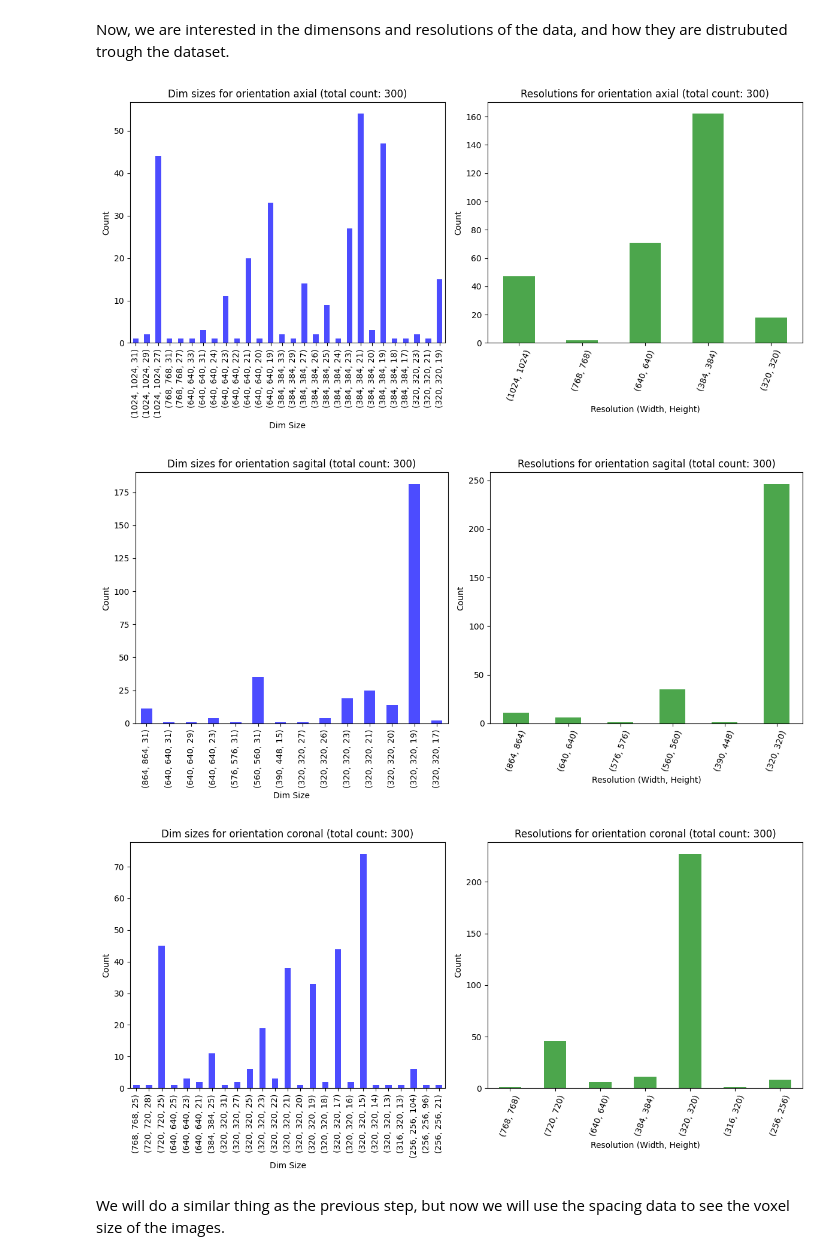
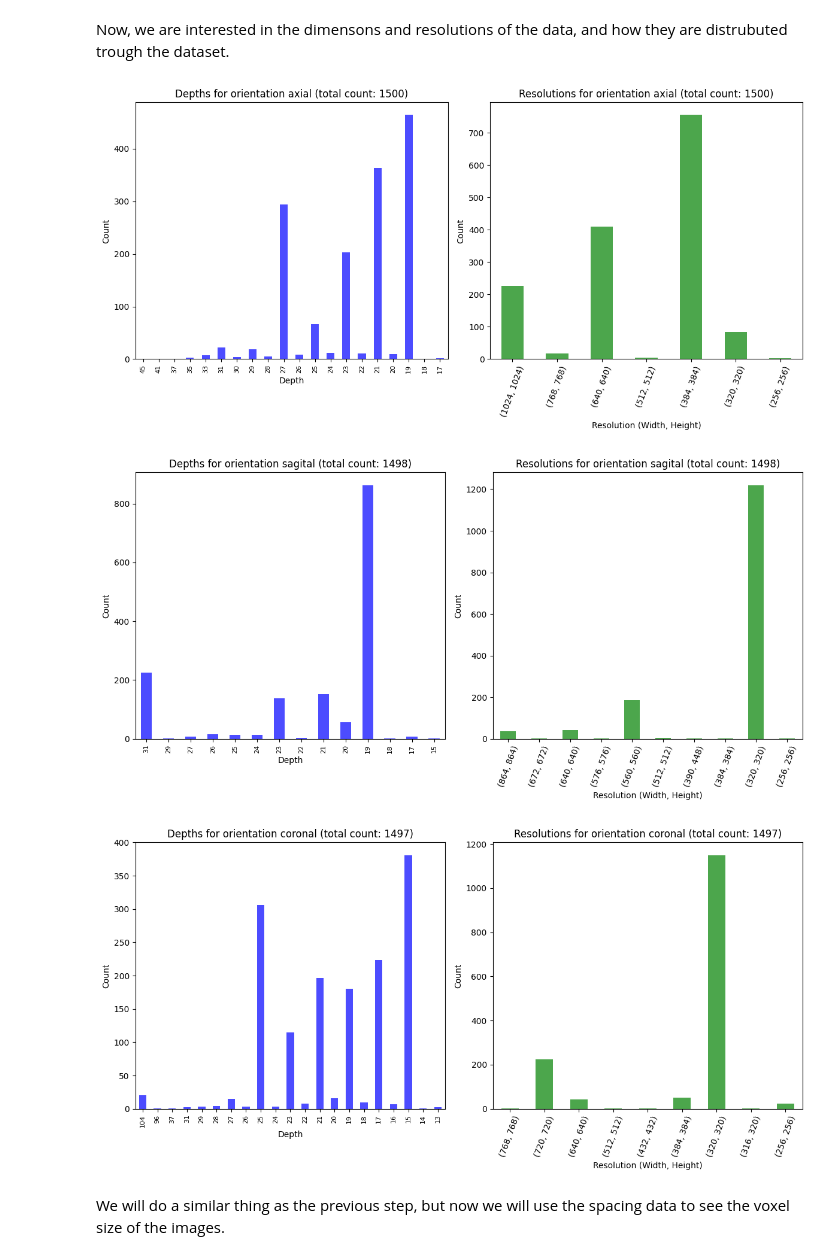
Before and after one commit to usbt0p/mri-prostate-segmentation-deeplearning, a Jupyter notebook: exploratoryAnalysis/explore_picai.ipynb, the cells around one changed output. Drawn from its saved outputs; the diff is of its cells as text; code cells hidden in the pictures.

```diff
--- a/exploratoryAnalysis/explore_picai.ipynb
+++ b/exploratoryAnalysis/explore_picai.ipynb
@@ -16,11 +16,11 @@ import SimpleITK as sitk
 from exploratoryAnalysis.DataAnalyzer import DataAnalyzer
 from time import perf_counter
 
-DATA_ROOT = "/home/guest/work/Datasets"
+DATA_ROOT = "/media/guest/PORT-DISK/Datasets/Prostate-Datasets/picai"
 
 paths = {
-    "picai_labels_wg" : "picai_labels_all/picai_labels-main/anatomical_delineations/whole_gland/AI/Guerbet23",
-    "picai_labels_zonal" : "picai_labels_all/picai_labels-main/anatomical_delineations/zonal_pz_tz/AI/Yuan23",
+    "picai_labels_wg" : "picai_labels-main/anatomical_delineations/whole_gland/AI/Guerbet23",
+    "picai_labels_zonal" : "picai_labels-main/anatomical_delineations/zonal_pz_tz/AI/Yuan23",
     "picai_folds" : "picai_folds/picai_images_fold0"
 }
 
@@ -198,8 +198,12 @@ analyzer.regex = "(.*_t2w.mha$)|(.*_sag.mha$)|(.*_cor.mha$)"
 res = analyzer.collect_metadata_to_dataframe("picai_folds/picai_images_fold0/10189")
 print(res)
 
+df = []
 start = perf_counter()
-df = analyzer.collect_metadata_from_subdirs("picai_folds/picai_images_fold0")
+for i in range(5):
+    df.append(analyzer.collect_metadata_from_subdirs(f"picai_folds/picai_images_fold{i}"))
+# join the dataframes
+df = pd.concat(df, ignore_index=True)
 print(perf_counter() - start, "seconds")
 df
 # %% [output]
@@ -253,42 +279,44 @@ Now, we are interested in the dimensons and resolutions of the data, and how the
 orientations = {"RAI" : "axial", "ASL" : "sagital", "RSA" : "coronal"}
 
 for orientation, value in orientations.items():
     orientation_df = df[df['orientation'] == orientation]
 
     # Obtener el conteo de dim_size y ordenarlo
-    dim_sizes = orientation_df['dim_size'].value_counts().sort_index(ascending=False)
+    #dim_sizes = orientation_df['dim_size'].value_counts().sort_index(ascending=False)
 
     # Agrupar por resolución (ancho, alto) ignorando la profundidad
     resolution_counts = (
         orientation_df['dim_size']
         .apply(lambda x: (x[0], x[1]))  # Extraer solo (ancho, alto)
         .value_counts()
         .sort_index(ascending=False)
     )
 
+    depth_counts = orientation_df['dim_size'].apply(lambda x: x[2]).value_counts().sort_index(ascending=False)
+
     # Crear dos gráficos separados
     fig, (ax1, ax2) = plt.subplots(1, 2, figsize=(12, 6))  # Dos gráficos lado a lado
 
-    # Primer gráfico: dim_size
-    dim_sizes.plot(kind='bar', ax=ax1, color='blue', alpha=0.7)
-    ax1.set_title(f"Dim sizes for orientation {value} (total count: {dim_sizes.sum()})")
-    ax1.set_xlabel("Dim Size")
+    # Primer gráfico: depth
+    depth_counts.plot(kind='bar', ax=ax1, color='blue', alpha=0.7)
+    ax1.set_title(f"Depths for orientation {value} (total count: {depth_counts.sum()})")
+    ax1.set_xlabel("Depth")
     ax1.set_ylabel("Count")
-    ax1.tick_params(axis='x', rotation=90)
+    ax1.tick_params(axis='x', rotation=90, labelsize=8)
 
     # Segundo gráfico: resolución (ancho, alto)
     resolution_counts.plot(kind='bar', ax=ax2, color='green', alpha=0.7)
     ax2.set_title(f"Resolutions for orientation {value} (total count: {resolution_counts.sum()})")
     ax2.set_xlabel("Resolution (Width, Height)")
     ax2.set_ylabel("Count")
     ax2.tick_params(axis='x', rotation=70)
 
     plt.tight_layout()  # Ajustar el diseño para evitar solapamientos
     plt.show()
 # %% [output]
-[figure, old version]
+[figure, new version]
-[figure, old version]
+[figure, new version]
-[figure, old version]
+[figure, new version]
 # %% [markdown]
 We will do a similar thing as the previous step, but now we will use the spacing data to see the voxel size of the images.
 # %%
```
Also changed, not shown: parts of 18 cells of this notebook, 2 other files.
